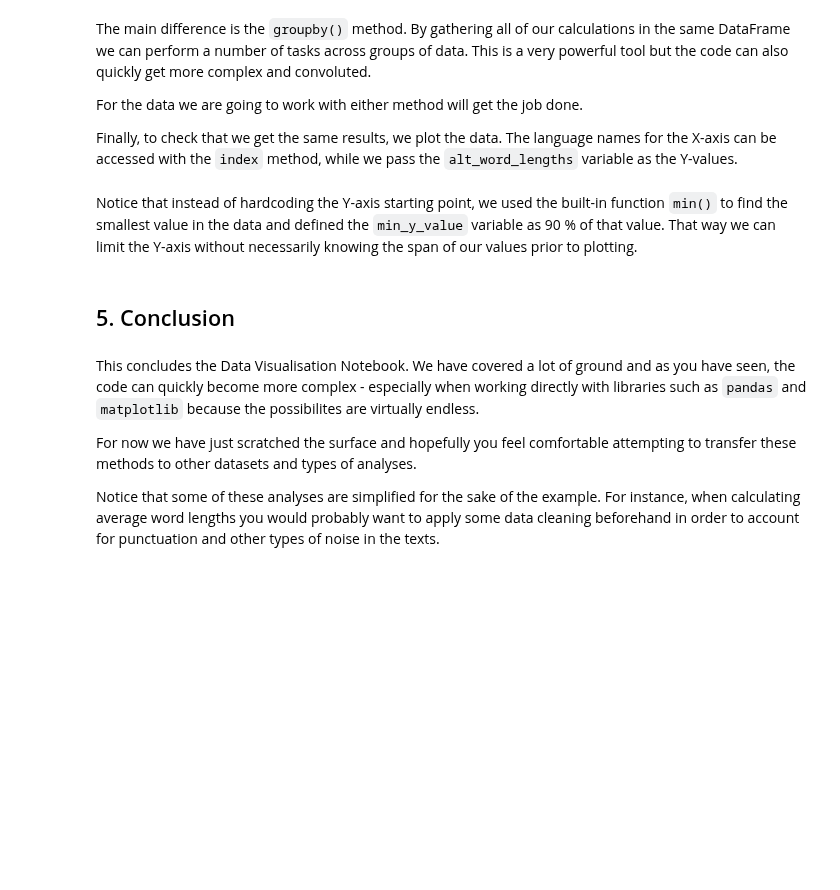
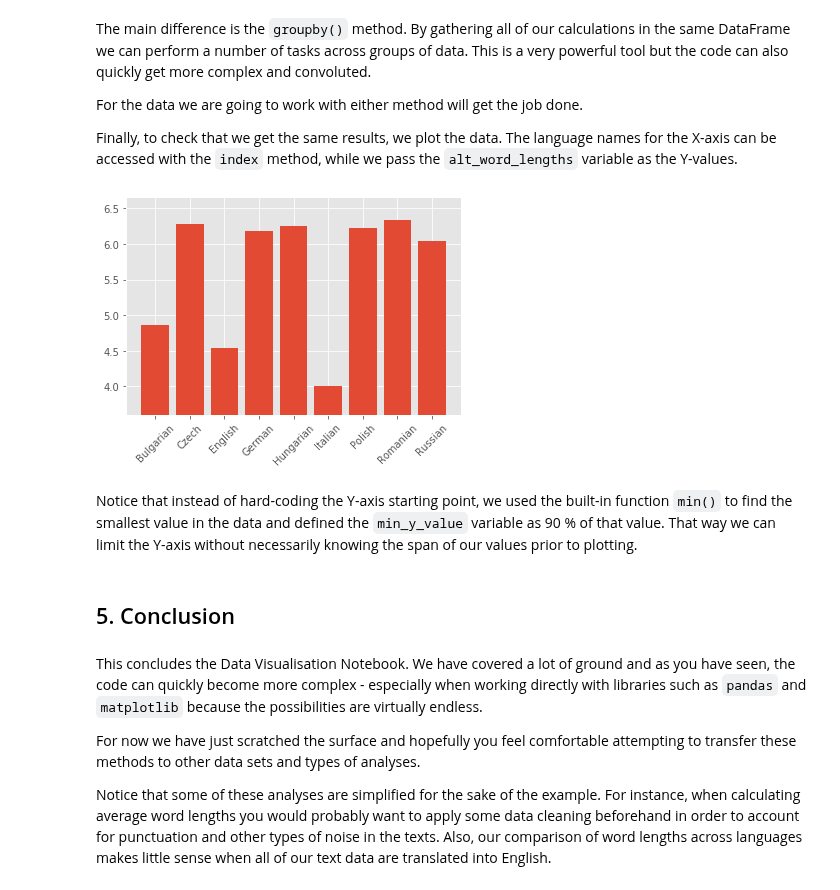
Before and after one commit to martinhauge/datasprint19, a Jupyter notebook: Data Visualisation.ipynb, the cells around one changed output. Cells and saved outputs as stored; diff of their text form; code cells hidden in the pictures; blank space fills up the shorter version.

```diff
--- a/Data Visualisation.ipynb
+++ b/Data Visualisation.ipynb
@@ -262,20 +287,24 @@ For the data we are going to work with either method will get the job done.
 Finally, to check that we get the same results, we plot the data. The language names for the X-axis can be accessed with the `index` method, while we pass the `alt_word_lengths` variable as the Y-values.
 # %%
 plt.bar(alt_word_lengths.index, alt_word_lengths)
+
+plt.xticks(alt_word_lengths.index, rotation=45)
 
 # We limit the Y-axis to start at 90 % of the smallest value in word_lengths
 # in order to focus on the differences in the data.
 min_y_value = min(alt_word_lengths) * .90
 plt.ylim(min_y_value)
 
 plt.show()
+# %% [output]
+[figure, added]
 # %% [markdown]
-Notice that instead of hardcoding the Y-axis starting point, we used the built-in function `min()` to find the smallest value in the data and defined the `min_y_value` variable as 90 % of that value. That way we can limit the Y-axis without necessarily knowing the span of our values prior to plotting.
+Notice that instead of hard-coding the Y-axis starting point, we used the built-in function `min()` to find the smallest value in the data and defined the `min_y_value` variable as 90 % of that value. That way we can limit the Y-axis without necessarily knowing the span of our values prior to plotting.
 # %% [markdown]
 ## 5. Conclusion
 # %% [markdown]
-This concludes the Data Visualisation Notebook. We have covered a lot of ground and as you have seen, the code can quickly become more complex - especially when working directly with libraries such as `pandas` and `matplotlib` because the possibilites are virtually endless.
+This concludes the Data Visualisation Notebook. We have covered a lot of ground and as you have seen, the code can quickly become more complex - especially when working directly with libraries such as `pandas` and `matplotlib` because the possibilities are virtually endless.
 
-For now we have just scratched the surface and hopefully you feel comfortable attempting to transfer these methods to other datasets and types of analyses.
+For now we have just scratched the surface and hopefully you feel comfortable attempting to transfer these methods to other data sets and types of analyses.
 
-Notice that some of these analyses are simplified for the sake of the example. For instance, when calculating average word lengths you would probably want to apply some data cleaning beforehand in order to account for punctuation and other types of noise in the texts.
+Notice that some of these analyses are simplified for the sake of the example. For instance, when calculating average word lengths you would probably want to apply some data cleaning beforehand in order to account for punctuation and other types of noise in the texts. Also, our comparison of word lengths across languages makes little sense when all of our text data are translated into English.
```
Also changed, not shown: parts of 19 cells of this notebook, 5 other files.
